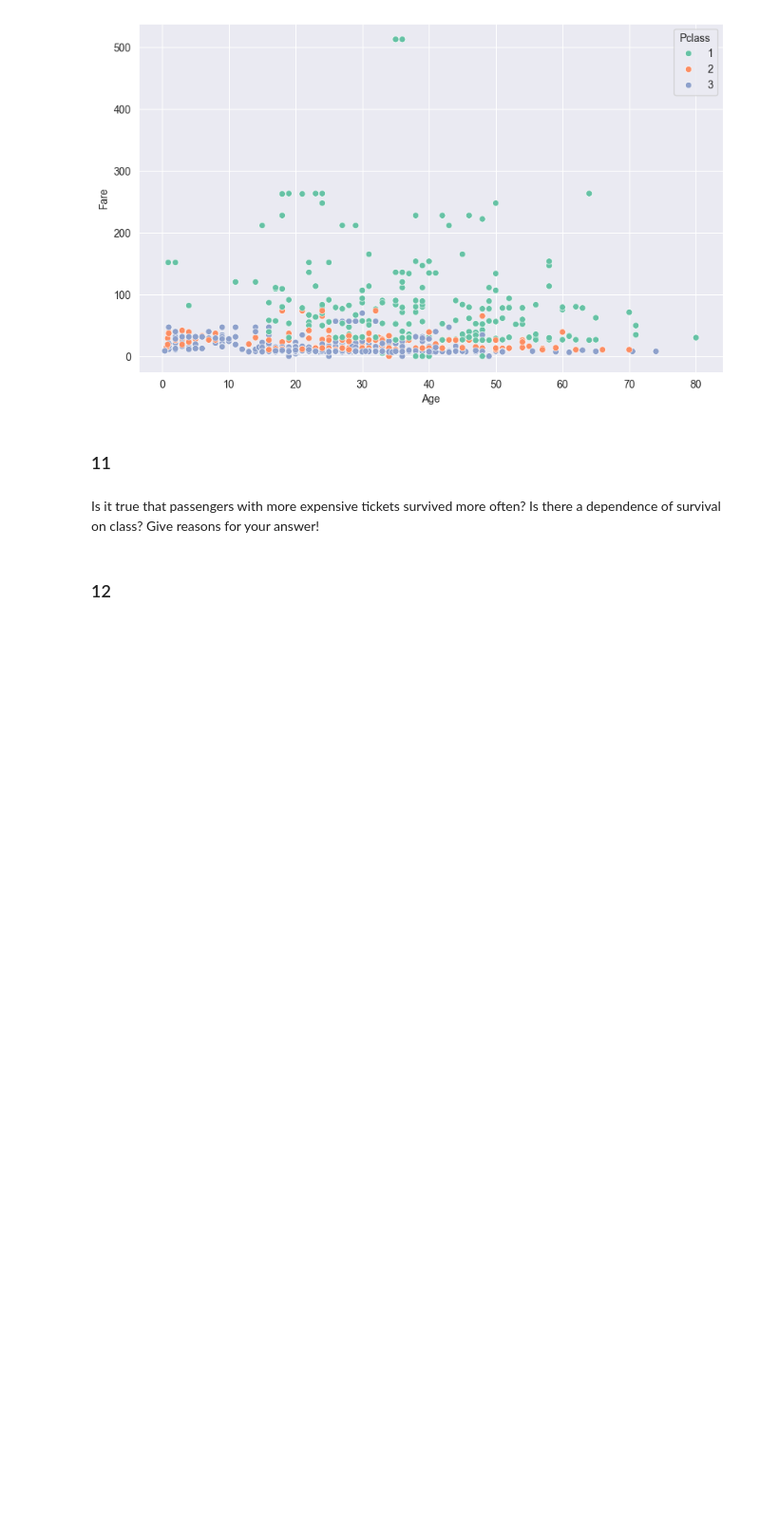
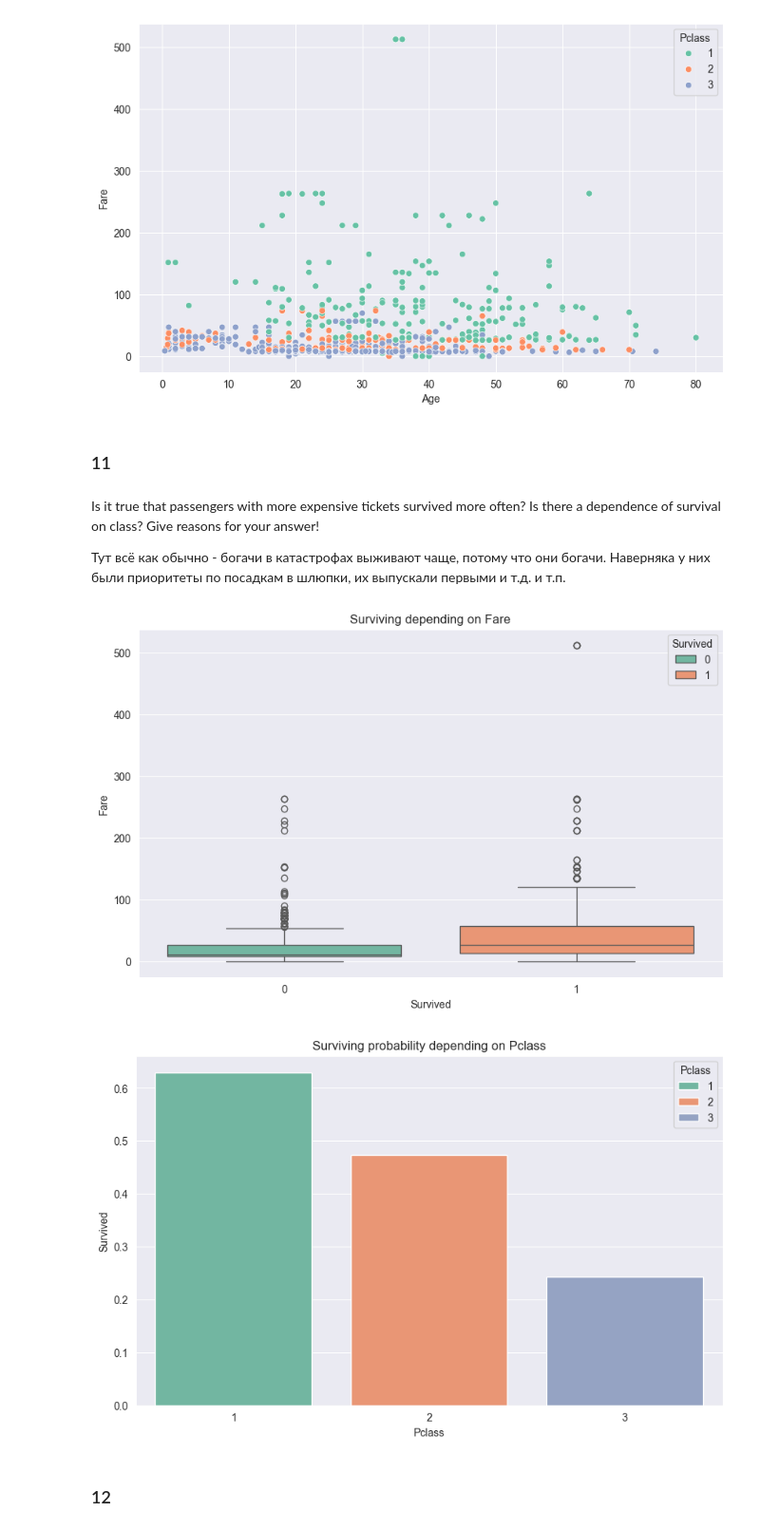
Before and after one commit to Megacinder/mds24, a Jupyter notebook: md3_ml/HA 2 - Pandas_ML_MDS_AhremenkoMA.ipynb, the cells around one changed output. Shown at 95% size. Saved outputs shown, nothing was run; the diff lists cells and outputs as text; code cells hidden in the pictures; blank space fills up the shorter version.

```diff
--- a/md3_ml/HA 2 - Pandas_ML_MDS_AhremenkoMA.ipynb
+++ b/md3_ml/HA 2 - Pandas_ML_MDS_AhremenkoMA.ipynb
@@ -476,6 +487,5 @@ Calculate how strongly the price of a ticket and the age of passengers correlate
 # %%
-df = df8
-
+df = df92  # let's use the data without nulls
 corr = df["Fare"].corr(df["Age"])
 print("corr", corr)
 
@@ -489,3 +499,6 @@ corr 0.11149798883256418
 ### 11
 # %% [markdown]
 Is it true that passengers with more expensive tickets survived more often? Is there a dependence of survival on class? Give reasons for your answer!
+
+
+Тут всё как обычно - богачи в катастрофах выживают чаще, потому что они богачи. Наверняка у них были приоритеты по посадкам в шлюпки, их выпускали первыми и т.д. и т.п.
@@ -494,3 +505,37 @@ Is it true that passengers with more expensive tickets survived more often? Is t
+# %%
+# df.plot("Survived", "Fare", kind="scatter")
+
+GROUP_BY = "Survived"
+plt.figure(figsize=(10, 6))
+sns.boxplot(data=df, hue=GROUP_BY, x=GROUP_BY, y="Fare", palette="Set2")
+plt.title("Surviving depending on Fare")
+plt.xlabel("Survived: yes(1) or no (0)")
+plt.xlabel(GROUP_BY)
+plt.show()
+
+
+GROUP_BY = "Pclass"
+df11 = df.groupby(GROUP_BY)["Survived"].mean().reset_index()
+plt.figure(figsize=(10, 6))
+sns.barplot(data=df11, hue=GROUP_BY, x=GROUP_BY, y="Survived", palette="Set2")
+plt.title(f"Surviving probability depending on {GROUP_BY}")
+plt.xlabel(GROUP_BY)
+plt.show()
+
+
+# survival_by_class = df.groupby("Pclass")["Survived"].mean().reset_index()
+# print("Survival rate by class:")
+# print(survival_by_class)
+#
+# plt.figure(figsize=(10, 6))
+# sns.barplot(data=survival_by_class, x="Pclass", y="Survived", palette="Set2")
+# plt.title("Survival Rate by Class")
+# plt.xlabel("Pclass")
+# plt.ylabel("Survival Rate")
+# plt.show()
+# %% [output]
+[figure, added]
+[figure, added]
 # %% [markdown]
 ### 12
 # %% [markdown]
```
Also changed, not shown: parts of 40 cells of this notebook, 5 other files.
